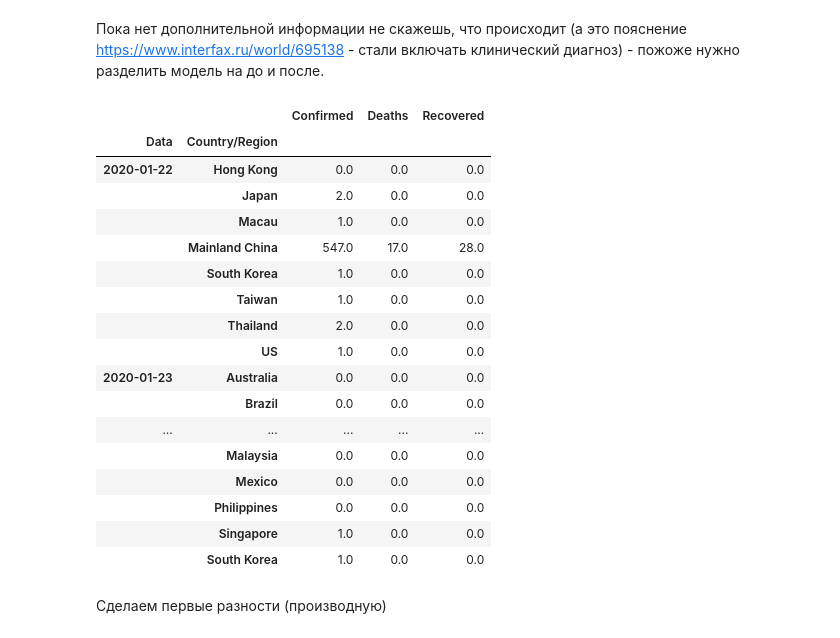
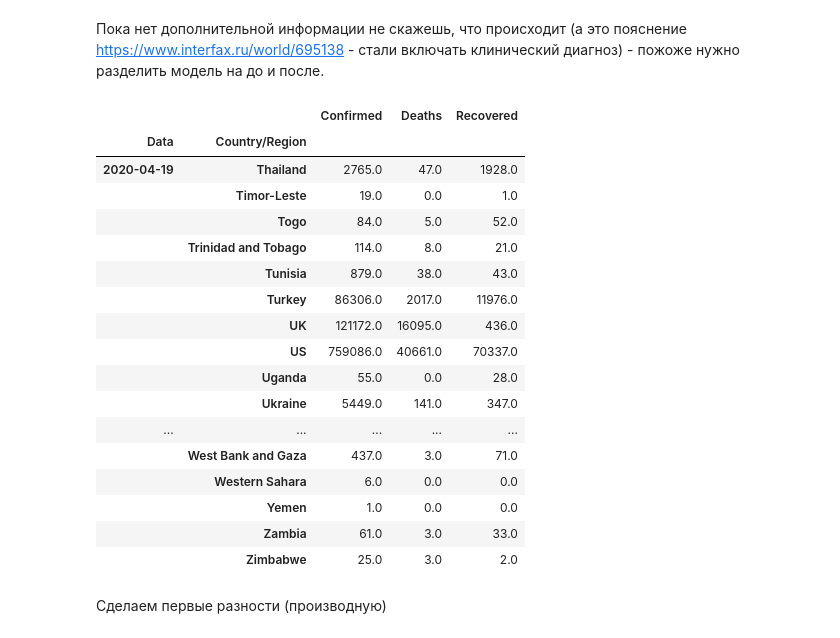
Before and after one commit to mitabunov/-L-_BI_042020, a Jupyter notebook: Анализ COVID 19.ipynb, the cells around one changed output. Saved outputs shown, nothing was run; the diff lists cells and outputs as text; code cells hidden in the pictures.

```diff
--- a/Анализ COVID 19.ipynb
+++ b/Анализ COVID 19.ipynb
@@ -148,26 +169,26 @@ COVID_.loc[( (COVID_[ 'Country/Region']=='Mainland China') & (COVID_['Data'] > p
 # %% [markdown]
 Пока нет дополнительной информации не скажешь, что происходит (а это пояснение https://www.interfax.ru/world/695138 - стали включать клинический диагноз) - пожоже нужно разделить модель на до и после.
 # %%
-COVID.head(20)
+COVID.tail(20)
 # %% [output]
 |  |  | Confirmed | Deaths | Recovered |
 | Data | Country/Region |  |  |  |
-| 2020-01-22 | Hong Kong | 0.0 | 0.0 | 0.0 |
-|  | Japan | 2.0 | 0.0 | 0.0 |
-|  | Macau | 1.0 | 0.0 | 0.0 |
-|  | Mainland China | 547.0 | 17.0 | 28.0 |
-|  | South Korea | 1.0 | 0.0 | 0.0 |
-|  | Taiwan | 1.0 | 0.0 | 0.0 |
-|  | Thailand | 2.0 | 0.0 | 0.0 |
-|  | US | 1.0 | 0.0 | 0.0 |
-| 2020-01-23 | Australia | 0.0 | 0.0 | 0.0 |
-|  | Brazil | 0.0 | 0.0 | 0.0 |
+| 2020-04-19 | Thailand | 2765.0 | 47.0 | 1928.0 |
+|  | Timor-Leste | 19.0 | 0.0 | 1.0 |
+|  | Togo | 84.0 | 5.0 | 52.0 |
+|  | Trinidad and Tobago | 114.0 | 8.0 | 21.0 |
+|  | Tunisia | 879.0 | 38.0 | 43.0 |
+|  | Turkey | 86306.0 | 2017.0 | 11976.0 |
+|  | UK | 121172.0 | 16095.0 | 436.0 |
+|  | US | 759086.0 | 40661.0 | 70337.0 |
+|  | Uganda | 55.0 | 0.0 | 28.0 |
+|  | Ukraine | 5449.0 | 141.0 | 347.0 |
 | ... | ... | ... | ... | ... |
-|  | Malaysia | 0.0 | 0.0 | 0.0 |
-|  | Mexico | 0.0 | 0.0 | 0.0 |
-|  | Philippines | 0.0 | 0.0 | 0.0 |
-|  | Singapore | 1.0 | 0.0 | 0.0 |
-|  | South Korea | 1.0 | 0.0 | 0.0 |
+|  | West Bank and Gaza | 437.0 | 3.0 | 71.0 |
+|  | Western Sahara | 6.0 | 0.0 | 0.0 |
+|  | Yemen | 1.0 | 0.0 | 0.0 |
+|  | Zambia | 61.0 | 3.0 | 33.0 |
+|  | Zimbabwe | 25.0 | 3.0 | 2.0 |
 # %% [markdown]
 Сделаем первые разности (производную)
 # %%
```
Also changed, not shown: parts of 40 cells of this notebook, 8 other files.
